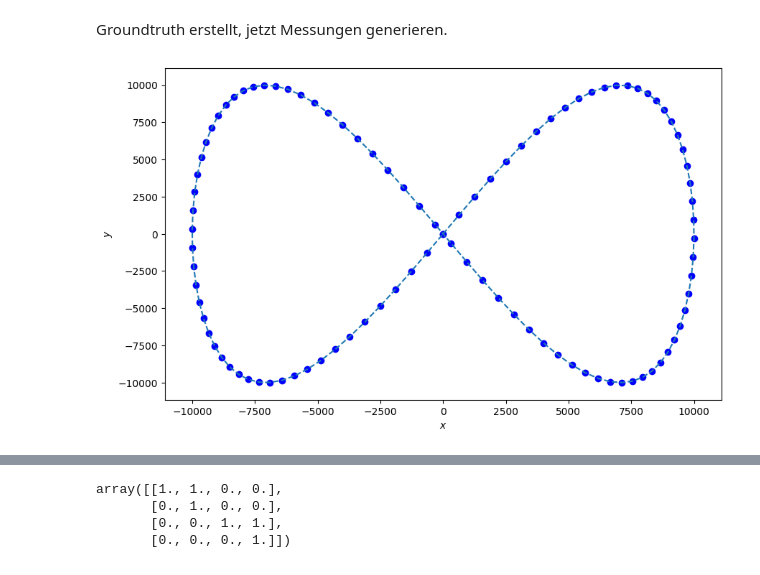
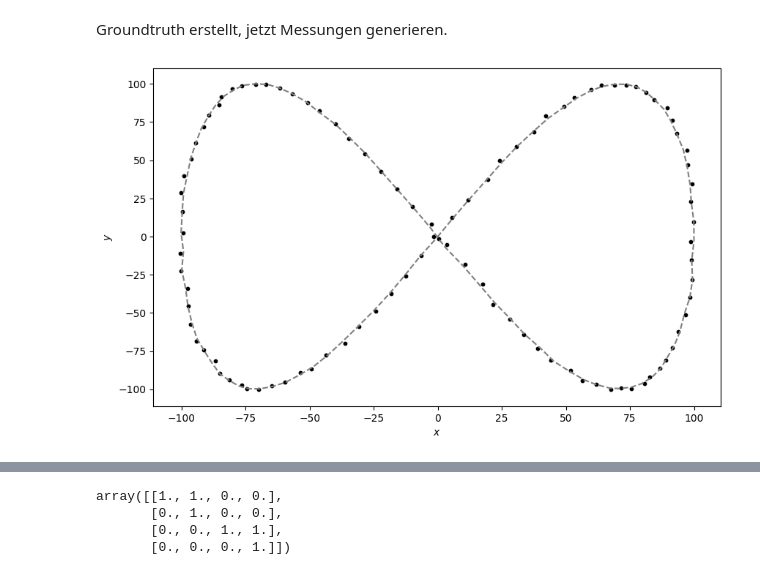
Before and after one commit to mooriicee/stonesoupFKIE, a Jupyter notebook: tests.ipynb, the cells around one changed output, grey strips where cells are left out. Drawn from its saved outputs; the diff is of its cells as text; code cells hidden in the pictures.

```diff
--- a/tests.ipynb
+++ b/tests.ipynb
@@ -12,8 +11,8 @@ import numpy as np
 # %% [markdown]
 <h2 align="center"> Erstellen der Ausgabe </h2>
 # %%
-velocity = 300.0
-acceleration = 9.0
+velocity = 3.0
+acceleration = 0.09
 omega = acceleration / ( 2 * velocity)
 A = (velocity**2) / acceleration
 # %%
@@ -48,26 +47,23 @@ Groundtruth erstellt, jetzt Messungen generieren.
 # %%
 from scipy.stats import multivariate_normal
 from stonesoup.types.detection import Detection
 import random
 
 measurements = []
-
-sensor_x = 0
-sensor_y = 0
 for state in truth:
     xOffset = 50 * np.random.normal(0, 1, 1)
     yOffset = 50 * np.random.normal(0, 1, 1)
     x += xOffset
     y += yOffset
     x, y = multivariate_normal.rvs(
         state.state_vector.ravel(), cov=np.diag([0.5, 0.5]))
     measurements.append(Detection(
         np.array([[x], [y]]), timestamp=state.timestamp))
 
 # Plot the result
 ax.scatter([state.state_vector[0, 0] for state in measurements],
            [state.state_vector[1, 0] for state in measurements],
-           color='b')
+           color='black', s = 10)
 figure
 # %% [output]
-[figure, old version]
+[figure, new version]
```
Also changed, not shown: parts of 18 cells of this notebook.
